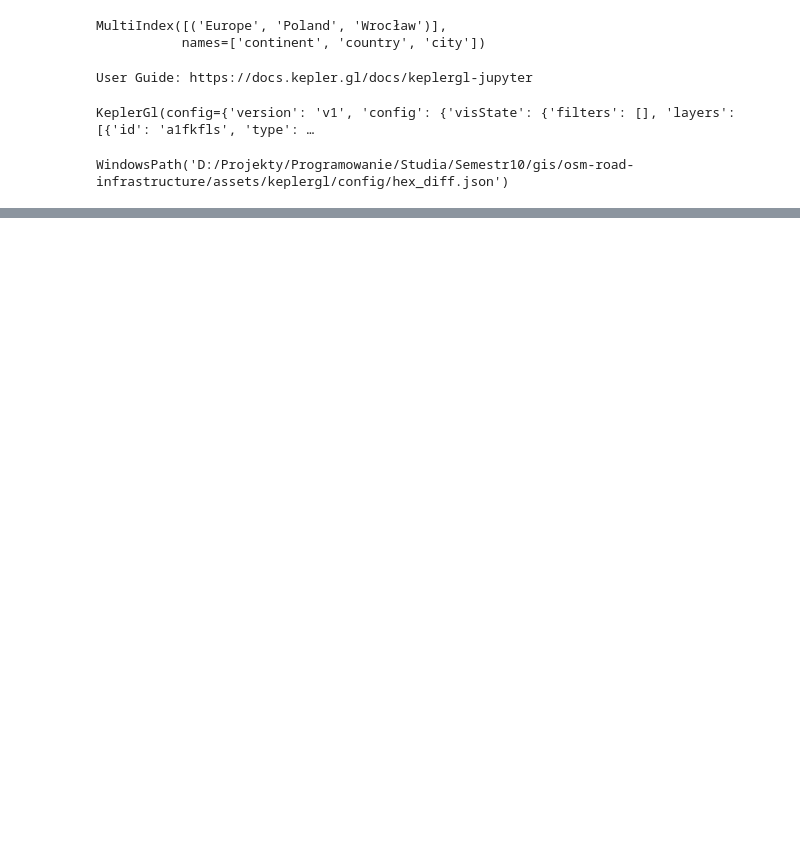
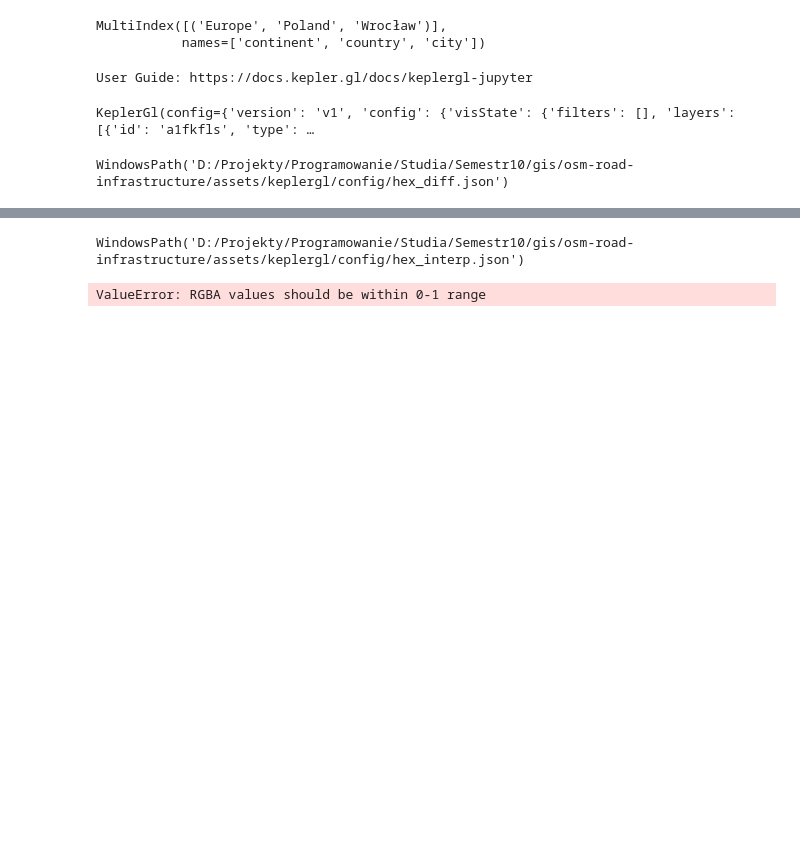
Before and after one commit to Calychas/highway2vec, a Jupyter notebook: notebooks/vis_ae.ipynb, the cells around one changed output, grey strips where cells are left out. Cells and saved outputs as stored; diff of their text form; code cells hidden in the pictures; blank space fills up the shorter version.

```diff
--- a/notebooks/vis_ae.ipynb
+++ b/notebooks/vis_ae.ipynb
@@ -240,10 +295,12 @@ for idx, c in enumerate(vc.clusters):
 # %%
 tsne_dir = vis_dir / "tsne"
 tsne_dir.mkdir(parents=True, exist_ok=True)
-z_df_tsned = reduce_tsne(z_df_scaled, n_components=vc.umap_n_components, perplexity=vc.tsne_perplexity)
-for idx, c in enumerate(vc.clusters):
+# for idx, c in enumerate(vc.clusters):
+for idx, c in enumerate([8]):
     cluster_divided_id = clusters_divided[idx]
     cluster_to_show = f"cluster_{c}"
     z_df_tsned["cluster"] = z_df_with_clusters[cluster_to_show]
-    fig = plot_clusters(z_df_tsned, title=f"Division on cluster {cluster_divided_id} to {cluster_divided_id} and {c - 1}")
-    fig.write_image(tsne_dir / f"tsne_hexes_{c}.png")
+    # fig = plot_clusters(z_df_tsned.sort_values("cluster"), title=f"Division on cluster {cluster_divided_id} to {cluster_divided_id} and {c - 1}" if cluster_divided_id is not None else "Initial division")
+    fig = plot_clusters(z_df_tsned.sort_values("cluster"), title="")
+    # fig.write_image(tsne_dir / f"tsne_hexes_{c}.png")
+    fig.show()
@@ -326,3 +463,7 @@ WindowsPath('D:/Projekty/Programowanie/Studia/Semestr10/gis/osm-road-infrastruct
+# %%
+save_config(m, config_name=config_name)
+# %% [output]
+WindowsPath('D:/Projekty/Programowanie/Studia/Semestr10/gis/osm-road-infrastructure/assets/keplergl/config/hex_interp.json')
 # %%
 def cluster_difference(df_mean, first_cluster, second_cluster):
     return (df_mean.loc[first_cluster] - df_mean.loc[second_cluster]).sort_values(ascending=False)
@@ -361,39 +502,52 @@ for idx, c in tqdm(list(enumerate(vc.clusters))):
     if c_first not in (None, -1) and c_second not in (None, -1):
         mean_cluster_difference = cluster_difference(input_df_cluster_mean, c_first, c_second)
         mean_cluster_difference = mean_cluster_difference[mean_cluster_difference.abs() >= 0.01]
-        mean_cluster_difference.plot(kind="bar", figsize=(13, 8), color=(mean_cluster_difference >= 0).map({True: "green", False: "red"}), title=f"Cluster difference: {c_first} - {c_second}")
+        # mean_cluster_difference.plot(kind="bar", figsize=(10, 6), color=(mean_cluster_difference >= 0).map({True: "green", False: "red"}), title=f"Cluster difference: {c_first} - {c_second}")
+        mean_cluster_difference.plot(kind="bar", figsize=(10, 6), color=(mean_cluster_difference >= 0).map({True: "green", False: "red"}), title="")
+        plt.xlabel("Features")
+        plt.ylabel("Difference in share")
         plt.tight_layout()
-        plt.savefig(vis_features_cluster_dir / f"cluster_difference_{c_first}-{c_second}.png", facecolor='w')
+        # plt.savefig(vis_features_cluster_dir / f"cluster_difference_{c_first}-{c_second}.png", facecolor='w')
+        plt.savefig(vis_features_cluster_dir / f"cluster_difference.png", facecolor='w')
         plt.close()
+        # print(f"Cluster difference: {c_first} - {c_second}")
 
 
     for f_k in feature_keys:
         features_for_key = [x for x in input_df_cluster_mean_perc.columns if f_k in x]
         fig, ax = plt.subplots(figsize=(10, 5))
-        df = input_df_cluster_mean_perc[features_for_key].reset_index()
-        df.plot(kind="bar", stacked=True, ax=ax, cmap="tab20", title=f_k)
+        df = input_df_cluster_mean_perc[features_for_key]
+        df.columns = df.columns.map(lambda x: x.split("_", 1)[1])
+        df.plot(kind="bar", stacked=True, ax=ax, cmap="tab20")
         ax.legend(loc='center left', bbox_to_anchor=(1.0, 0.5))
+        plt.xlabel("Cluster")
+        plt.ylabel("Share")
+        plt.xticks(rotation=0)
         plt.tight_layout()
         plt.savefig(vis_features_cluster_dir / f"{f_k}.png", facecolor='w')
         plt.close()
 # %%
 pca_rgb_dir = vis_dir / "pca_rgb"
 pca_rgb_dir.mkdir(parents=True, exist_ok=True)
 
 z_df_rgb = pd.DataFrame(PCA(n_components=3).fit_transform(z_df)).set_index(z_df.index)
 z_df_rgb.columns = ["r", "g", "b"]
 z_df_rgb_scaled = pd.DataFrame(MinMaxScaler().fit_transform(z_df_rgb)).set_index(z_df.index)
 rgb_gdf = gpd.GeoDataFrame(z_df_rgb_scaled.join(hexagons[["geometry"]]), crs="EPSG:4326")
 for ctp in tqdm(vc.cities_to_plot):
-    fig, ax = plt.subplots(figsize=FIGSIZE)
+    fig, ax = plt.subplots(figsize=(10, 9))
     ax.set_aspect('equal')
-    ax.set_title(f"{ctp} RGB")
-
+    # ax.set_title(f"{ctp} RGB")
+    ax.set_axis_off()
     gpd_rgb = rgb_gdf.loc[:, :, ctp]
     gpd_rgb.to_crs(epsg=3857).plot(ax=ax, alpha=0.7, color=gpd_rgb[[0, 1, 2]].to_numpy())
+    plt.tight_layout()
     ctx.add_basemap(ax, source=ctx.providers.CartoDB.Positron)
-    fig.savefig(pca_rgb_dir / f"{ctp}.png", facecolor='w')
+    fig.savefig(pca_rgb_dir / f"{ctp}.png", facecolor='w', dpi=100)
     plt.close()
+# %% [output]
+ValueError: RGBA values should be within 0-1 range
+[figure, added]
 # %%
 # fig = px.scatter_3d(z_df_rgb, x="r", y="g", z="b", color=df_clusters[c])
 # fig.show(renderer="browser")
```
Also changed, not shown: parts of 29 cells of this notebook, 13 other files.
